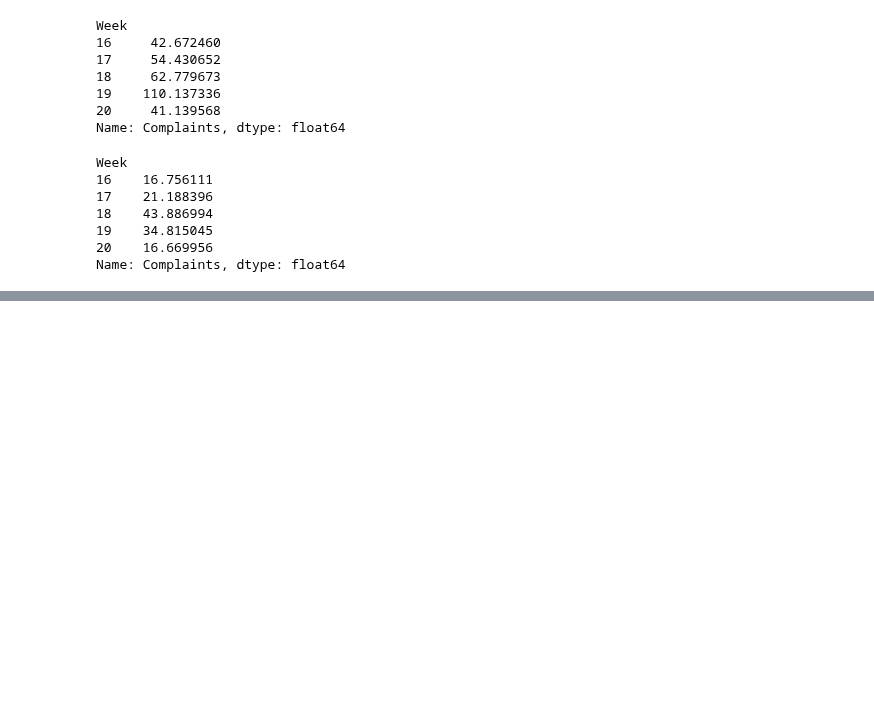
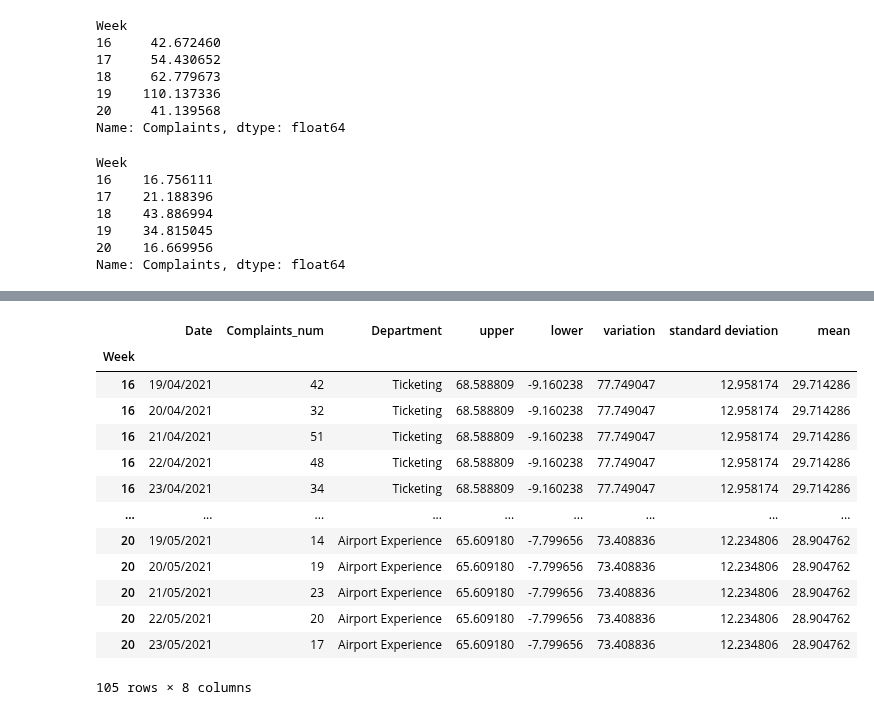
Before and after one commit to hyunjun33/Data_preprocessing, a Jupyter notebook: Preppin' Data 2021 Week 20 Challenge.ipynb, the cells around one changed output, grey strips where cells are left out. Drawn from its saved outputs; the diff is of its cells as text; code cells hidden in the pictures; blank space fills up the shorter version.

```diff
--- a/Preppin' Data 2021 Week 20 Challenge.ipynb
+++ b/Preppin' Data 2021 Week 20 Challenge.ipynb
@@ -174,0 +221,23 @@ upper_3, lower_3, variation_3 = calculate_three_values(df, 3)
+# %%
+df_3 = df.set_index("Week").join(upper_3, how="left", lsuffix="_num", rsuffix="_upper").rename(columns={"Complaints_upper": "upper"})
+df_3 = df_3.join(lower_3, how="left").rename(columns={"Complaints": "lower"})
+df_3 = df_3.join(variation_3, how="left").rename(columns={"Complaints": "variation"})
+df_3 = df_3.join(standard_deviation, how="left").rename(columns={"Complaints": "standard deviation"})
+df_3 = df_3.join(mean_week, how="left").rename(columns={"Complaints": "mean"})
+# %%
+df_3
+# %% [output]
+|  | Date | Complaints_num | Department | upper | lower | variation | standard deviation | mean |
+| Week |  |  |  |  |  |  |  |  |
+| 16 | 19/04/2021 | 42 | Ticketing | 68.588809 | -9.160238 | 77.749047 | 12.958174 | 29.714286 |
+| 16 | 20/04/2021 | 32 | Ticketing | 68.588809 | -9.160238 | 77.749047 | 12.958174 | 29.714286 |
+| 16 | 21/04/2021 | 51 | Ticketing | 68.588809 | -9.160238 | 77.749047 | 12.958174 | 29.714286 |
+| 16 | 22/04/2021 | 48 | Ticketing | 68.588809 | -9.160238 | 77.749047 | 12.958174 | 29.714286 |
+| 16 | 23/04/2021 | 34 | Ticketing | 68.588809 | -9.160238 | 77.749047 | 12.958174 | 29.714286 |
+| ... | ... | ... | ... | ... | ... | ... | ... | ... |
+| 20 | 19/05/2021 | 14 | Airport Experience | 65.609180 | -7.799656 | 73.408836 | 12.234806 | 28.904762 |
+| 20 | 20/05/2021 | 19 | Airport Experience | 65.609180 | -7.799656 | 73.408836 | 12.234806 | 28.904762 |
+| 20 | 21/05/2021 | 23 | Airport Experience | 65.609180 | -7.799656 | 73.408836 | 12.234806 | 28.904762 |
+| 20 | 22/05/2021 | 20 | Airport Experience | 65.609180 | -7.799656 | 73.408836 | 12.234806 | 28.904762 |
+| 20 | 23/05/2021 | 17 | Airport Experience | 65.609180 | -7.799656 | 73.408836 | 12.234806 | 28.904762 |
+105 rows × 8 columns
```
Also changed, not shown: parts of 7 cells of this notebook.
